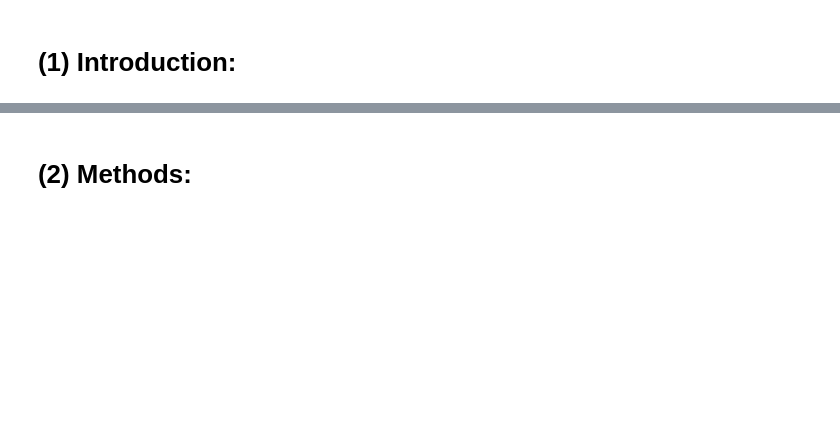
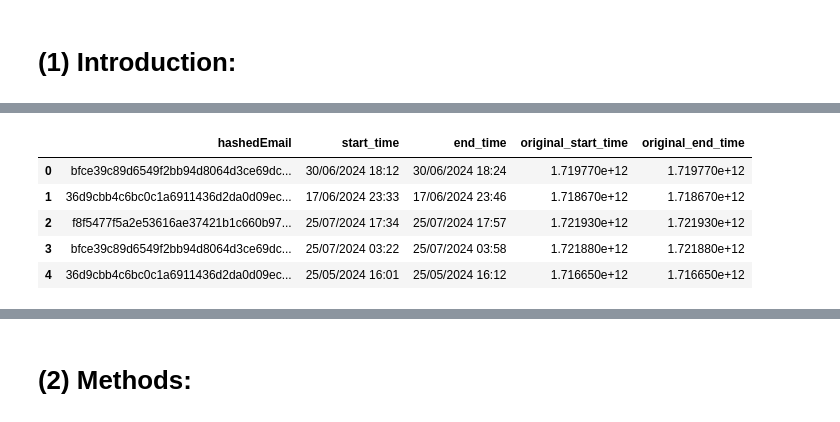
Before and after one commit to Lionung/dsci_100_group_project, a Jupyter notebook: Group 8 Project.ipynb, the cells around one changed output, grey strips where cells are left out. Saved outputs shown, nothing was run; the diff lists cells and outputs as text; code cells hidden in the pictures; blank space fills up the shorter version.

```diff
--- a/Group 8 Project.ipynb
+++ b/Group 8 Project.ipynb
@@ -47,3 +47,11 @@ The analysis involves cleaning and transforming the dataset, performing explorat
     - 196 observations.
 
 The dataset was collected from PlaiCraft's Minecraft servers. Some potential issues with the data include the hashedEmail column being an identifier and not useful for analysis, the Unix time format being unnecessary, and the individualId and organizationName columns containing only NAN values. For this analysis, the relevant variables are age, experience, and played_hours, while other columns were removed during preprocessing.
+# %%
+#save the URL
+sessions_url = "https://raw.githubusercontent.com/Lionung/dsci_100_group_project/refs/heads/main/sessions.csv"
+players_url = "https://raw.githubusercontent.com/Lionung/dsci_100_group_project/refs/heads/main/players.csv"
+
+#importing the files as CSV
+sessions = pd.read_csv(sessions_url)
+players = pd.read_csv(players_url)
@@ -49,0 +94,10 @@ The dataset was collected from PlaiCraft's Minecraft servers. Some potential iss
+# %%
+#sampling the sessions dataset
+sessions.head()
+# %% [output]
+|  | hashedEmail | start_time | end_time | original_start_time | original_end_time |
+| 0 | bfce39c89d6549f2bb94d8064d3ce69dc... | 30/06/2024 18:12 | 30/06/2024 18:24 | 1.719770e+12 | 1.719770e+12 |
+| 1 | 36d9cbb4c6bc0c1a6911436d2da0d09ec... | 17/06/2024 23:33 | 17/06/2024 23:46 | 1.718670e+12 | 1.718670e+12 |
+| 2 | f8f5477f5a2e53616ae37421b1c660b97... | 25/07/2024 17:34 | 25/07/2024 17:57 | 1.721930e+12 | 1.721930e+12 |
+| 3 | bfce39c89d6549f2bb94d8064d3ce69dc... | 25/07/2024 03:22 | 25/07/2024 03:58 | 1.721880e+12 | 1.721880e+12 |
+| 4 | 36d9cbb4c6bc0c1a6911436d2da0d09ec... | 25/05/2024 16:01 | 25/05/2024 16:12 | 1.716650e+12 | 1.716650e+12 |
```
Also changed, not shown: parts of 30 cells of this notebook.
